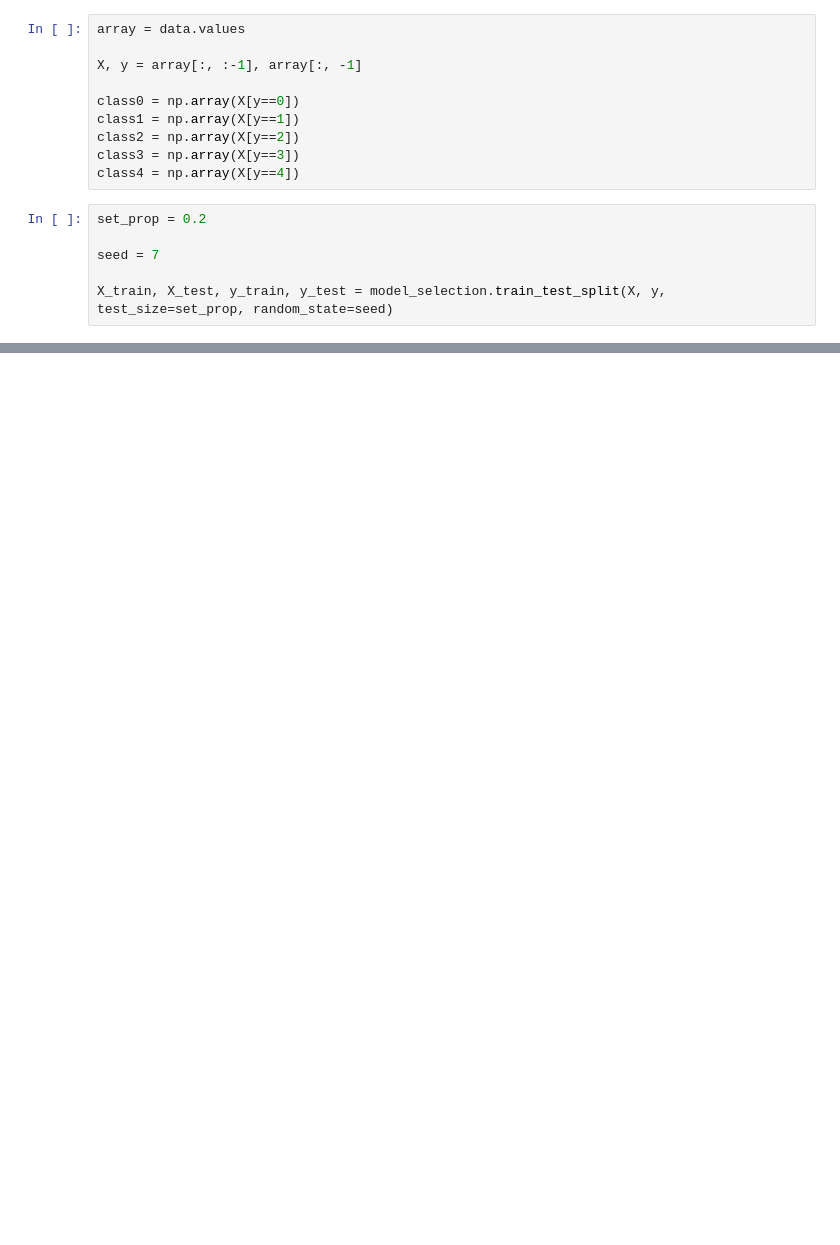
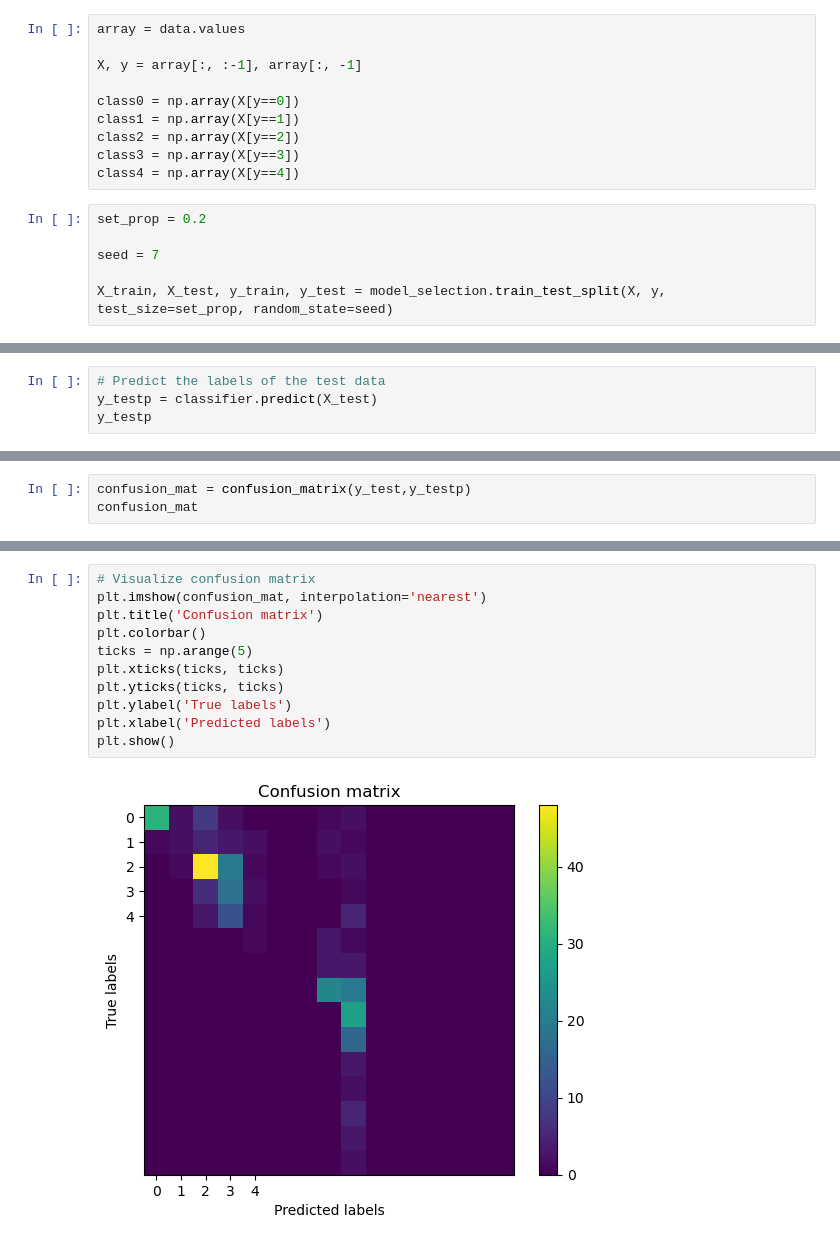
Before and after one commit to OttoDyva/MP3-Prediction-by-Machine-Learning, a Jupyter notebook: MachineLearning.ipynb, the cells around one changed output, grey strips where cells are left out. Saved outputs shown, nothing was run; the diff lists cells and outputs as text; blank space fills up the shorter version.

```diff
--- a/MachineLearning.ipynb
+++ b/MachineLearning.ipynb
@@ -221,0 +275,4 @@ ValueError: could not convert string to float: 'No'
+# %%
+# Predict the labels of the test data
+y_testp = classifier.predict(X_test)
+y_testp
@@ -221,0 +298,3 @@ ValueError: could not convert string to float: 'No'
+# %%
+confusion_mat = confusion_matrix(y_test,y_testp)
+confusion_mat
@@ -221,0 +338,13 @@ ValueError: could not convert string to float: 'No'
+# %%
+# Visualize confusion matrix
+plt.imshow(confusion_mat, interpolation='nearest')
+plt.title('Confusion matrix')
+plt.colorbar()
+ticks = np.arange(5)
+plt.xticks(ticks, ticks)
+plt.yticks(ticks, ticks)
+plt.ylabel('True labels')
+plt.xlabel('Predicted labels')
+plt.show()
+# %% [output]
+[figure, added]
```
Also changed, not shown: parts of 17 cells of this notebook, 2 other files.
